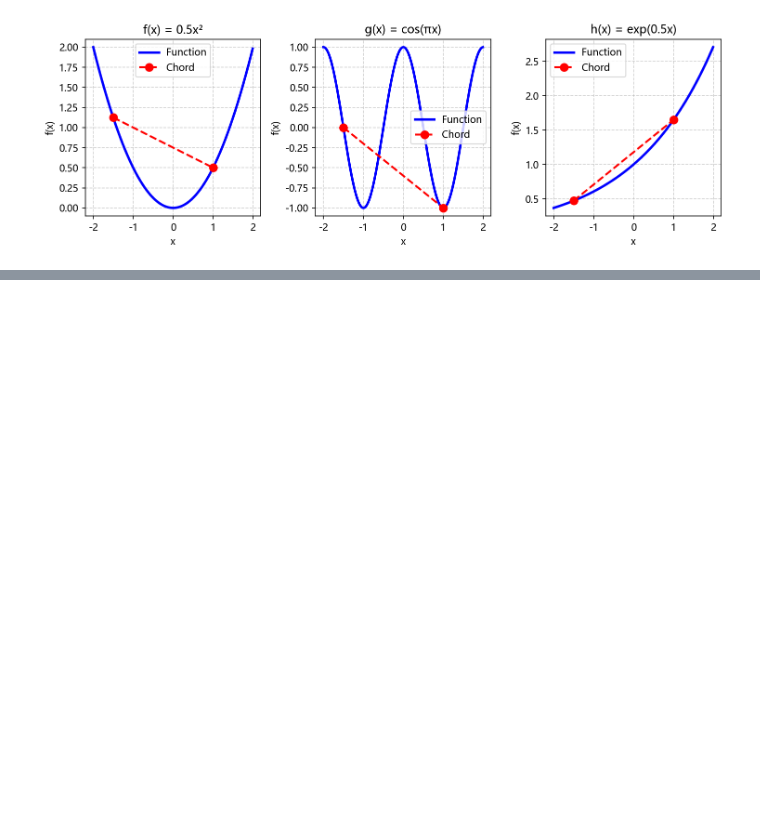
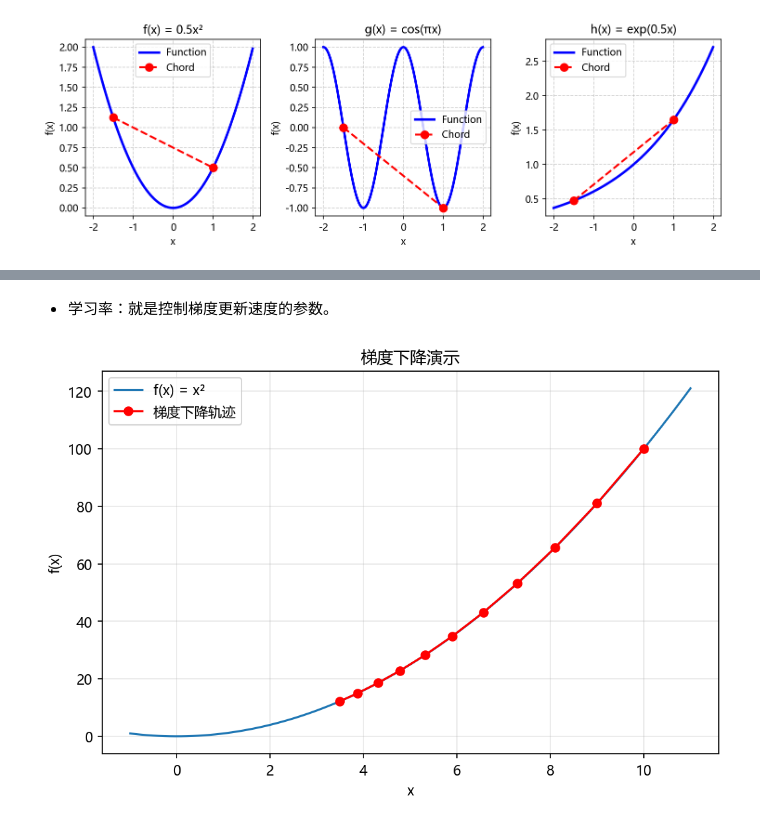
Before and after one commit to XSJWF/DLL, a Jupyter notebook: notebooks/DL_10.ipynb, the cells around one changed output, grey strips where cells are left out. Cells and saved outputs as stored; diff of their text form; code cells hidden in the pictures; blank space fills up the shorter version.

```diff
--- a/notebooks/DL_10.ipynb
+++ b/notebooks/DL_10.ipynb
@@ -185,0 +232,9 @@ plt.show()
+# %% [markdown]
+- 学习率：就是控制梯度更新速度的参数。
+# %%
+# 只运行学习率为0.05的情况
+eta = 0.05
+results = gd(eta, f_grad, 10)
+show_trace(results, f)
+# %% [output]
+[figure, added]
```
Also changed, not shown: parts of 6 cells of this notebook, 1 other file.
